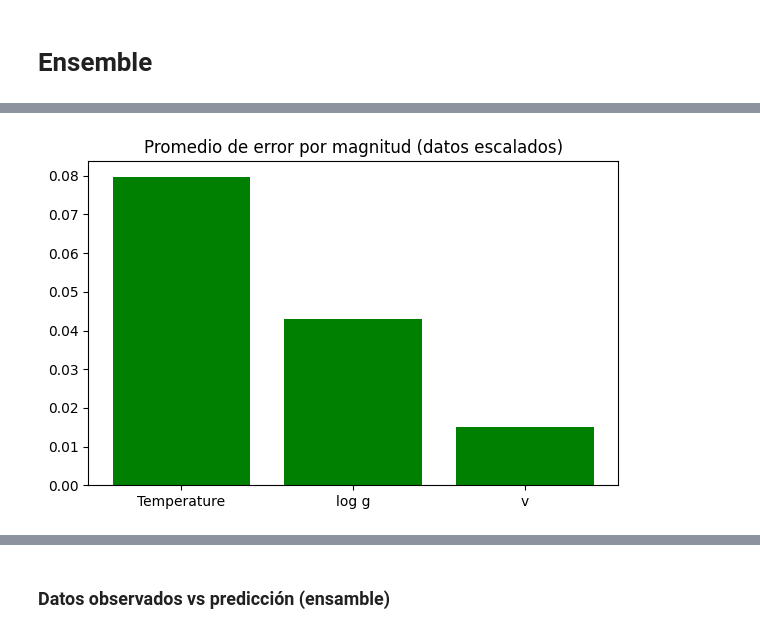
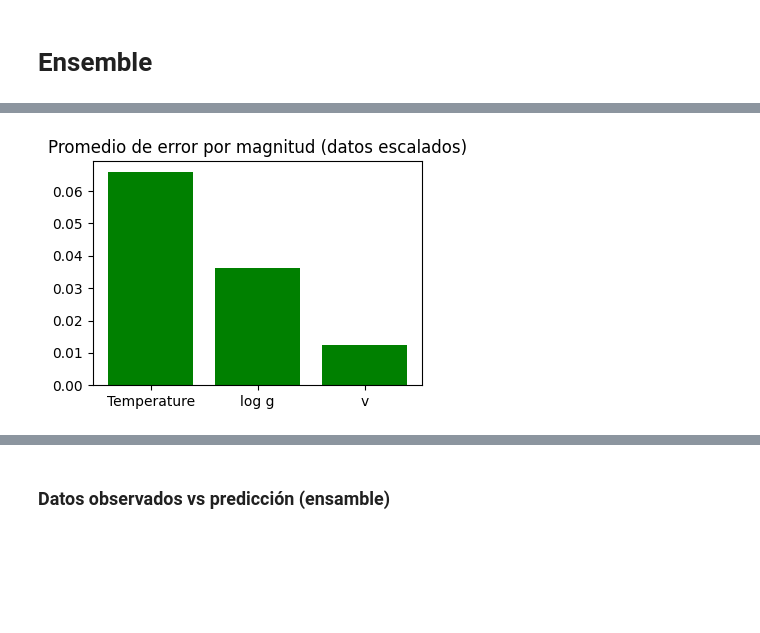
Before and after one commit to chum1ngo/StellarParametraPredictionDeepEnsemble, a Jupyter notebook: 5.1.Optimization/3.kerasAutoTunerGreedy.ipynb, the cells around one changed output, grey strips where cells are left out. Drawn from its saved outputs; the diff is of its cells as text; code cells hidden in the pictures; blank space fills up the shorter version.

```diff
--- a/5.1.Optimization/3.kerasAutoTunerGreedy.ipynb
+++ b/5.1.Optimization/3.kerasAutoTunerGreedy.ipynb
@@ -348,0 +347,11 @@ predictions = y_scaler.inverse_transform(model.predict(formatted_x_obs))
+# %%
+losses = []
+maes = []
+
+for i in range(len(target)):
+  losses.append(np.mean((predictions[:,i]-y_obs[:,i])**2))
+  maes.append(np.mean(np.abs(predictions[:,i]-y_obs[:,i])))
+
+print('Temperatura - loss: %.3f  MAE:%.3f'% (losses[0],maes[0]))
+print('log g -       loss: %.3f  MAE:%.3f'% (losses[1],maes[1]))
+print('v -           loss: %.3f  MAE:%.3f'% (losses[2],maes[2]))
@@ -349,9 +362,11 @@ predictions = y_scaler.inverse_transform(model.predict(formatted_x_obs))
+# %%
+predictions = y_scaler.inverse_transform(predictions)
 # %%
 fig, axes = plt.subplots(nrows=1, ncols=3, figsize=(15,5))
 
 for i, featureName in enumerate(target):
 	x_space = np.linspace(y_scaler.inverse_transform(y_obs)[:,i].min(), y_scaler.inverse_transform(y_obs)[:,i].max(), 100)
-	axes[i].scatter(x=y_scaler.inverse_transform(y_obs)[:,i],y=predictions[:,i],s=0.5,alpha=0.5)
+	axes[i].scatter(x=y_scaler.inverse_transform(y_obs)[:,i],y=predictions[:,i],s=5,alpha=0.5)
 	axes[i].plot(x_space,x_space,c='red',alpha=0.3)
 	axes[i].set_xlabel(measure_unit[i]+'\nPredicted')
 	axes[i].set_ylabel('Observed\n'+measure_unit[i])
@@ -426,7 +481,7 @@ curr_time = time.time()
 from scipy.sparse import coo_matrix
 from sklearn.utils import resample
 
-NUM_MODELS = 20
+NUM_MODELS = 5
 models = []
 history = []
 
@@ -583,14 +684,14 @@ plt.show()
 # %%
-fig, axes = plt.subplots(nrows=1, ncols=1, figsize=4,4))
+fig, axes = plt.subplots(nrows=1, ncols=1, figsize=(4,3))
 x_data = ['Temperature','log g','v']
 
 diff = np.mean(np.array([np.abs(y_scaler.transform(y_hat)-y_test) for y_hat in predictions]),axis=(0,1))
 axes.bar(x_data,diff, color='green')
 axes.set_title('Promedio de error por magnitud (datos escalados)')
 plt.tight_layout();
 plt.show()
 # %% [output]
-[figure, old version]
+[figure, new version]
 # %%
 # / TODO Error relativo-absoluto agregado en la tabla
 # / TODO scatter de valor esperado sobre prediccion
```
Also changed, not shown: parts of 40 cells of this notebook, 1 other file.
